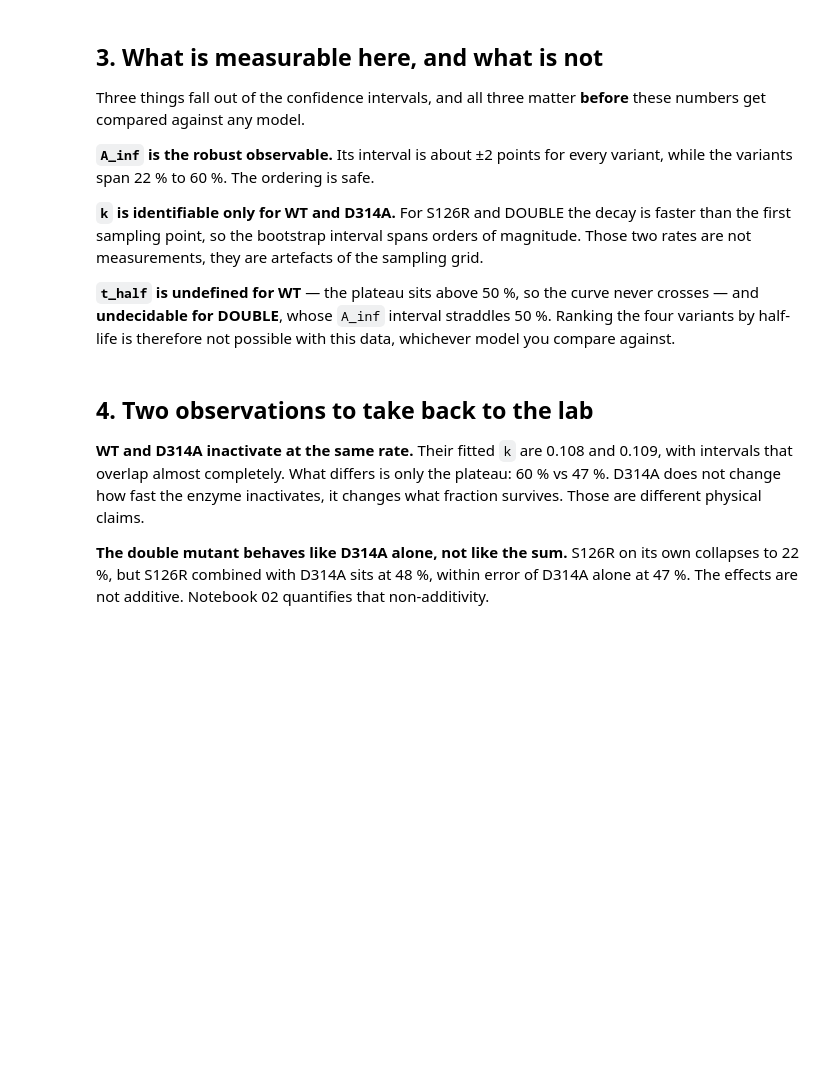
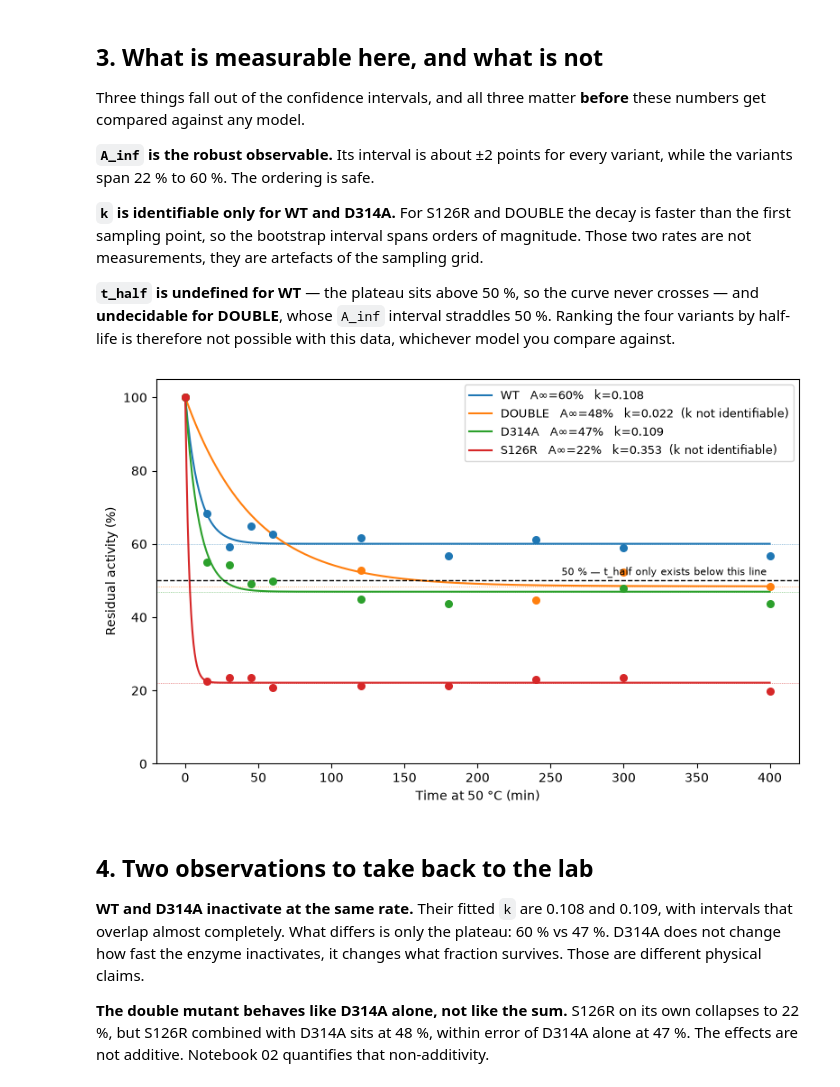
Before and after one commit to kidnixt/enzyme-stability-metrics, a Jupyter notebook: notebooks/01_inactivation_curves.ipynb, the cells around one changed output. Cells and saved outputs as stored; diff of their text form; code cells hidden in the pictures; blank space fills up the shorter version.

```diff
--- a/notebooks/01_inactivation_curves.ipynb
+++ b/notebooks/01_inactivation_curves.ipynb
@@ -86,33 +112,32 @@ data, whichever model you compare against.
 # %%
 fig, ax = plt.subplots(figsize=(8, 5))
 tt = np.linspace(0, 400, 500)
 
 for f in sorted(fits, key=lambda f: -f.a_inf):
     g = df[df.variant == f.variant]
     pts = ax.scatter(g.time_min, g.activity_pct, s=30, zorder=3)
     color = pts.get_facecolor()[0]
 
     label = f"{f.variant}   A∞={f.a_inf:.0f}%   k={f.k:.3f}"
     if not f.k_identifiable:
         label += "  (k not identifiable)"
 
     ax.plot(tt, residual_activity(tt, f.k, f.a_inf), color=color, label=label)
     ax.axhline(f.a_inf, color=color, lw=0.6, ls=":", alpha=0.7)
 
 ax.axhline(50, ls="--", c="k", lw=1)
 ax.text(398, 51.5, "50 % — t_half only exists below this line",
         ha="right", fontsize=8)
 
 ax.set_xlabel("Time at 50 °C (min)")
 ax.set_ylabel("Residual activity (%)")
 ax.set_ylim(0, 105)
 ax.legend(fontsize=9)
 
 fig.tight_layout()
-
-fig_dir = Path("../docs/resultados")
-fig_dir.mkdir(parents=True, exist_ok=True)
-fig.savefig(fig_dir / "01-inactivation-fits.png", dpi=150)
+fig.savefig("../docs/resultados/01-inactivation-fits.png", dpi=150)
+# %% [output]
+[figure, added]
 # %% [markdown]
 ## 4. Two observations to take back to the lab
 
```
Also changed, not shown: parts of 5 cells of this notebook, 5 other files.
